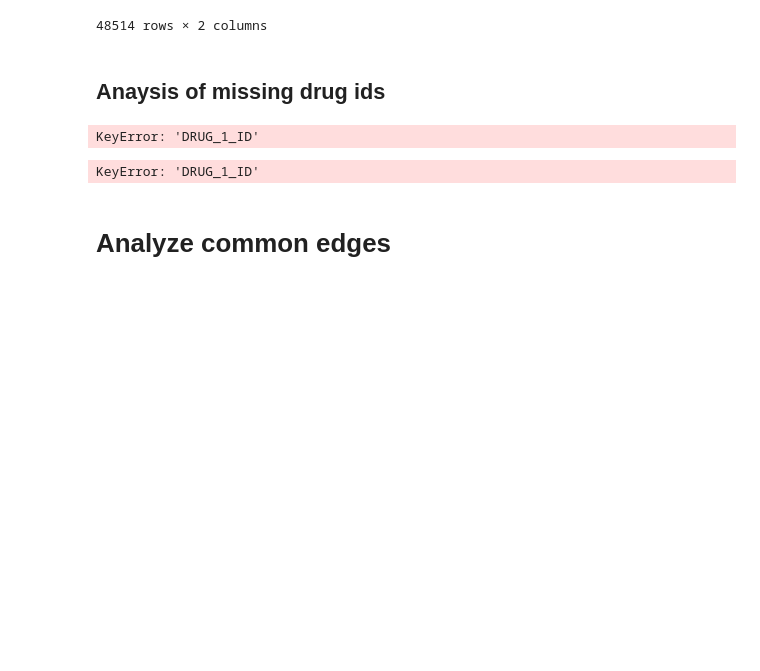
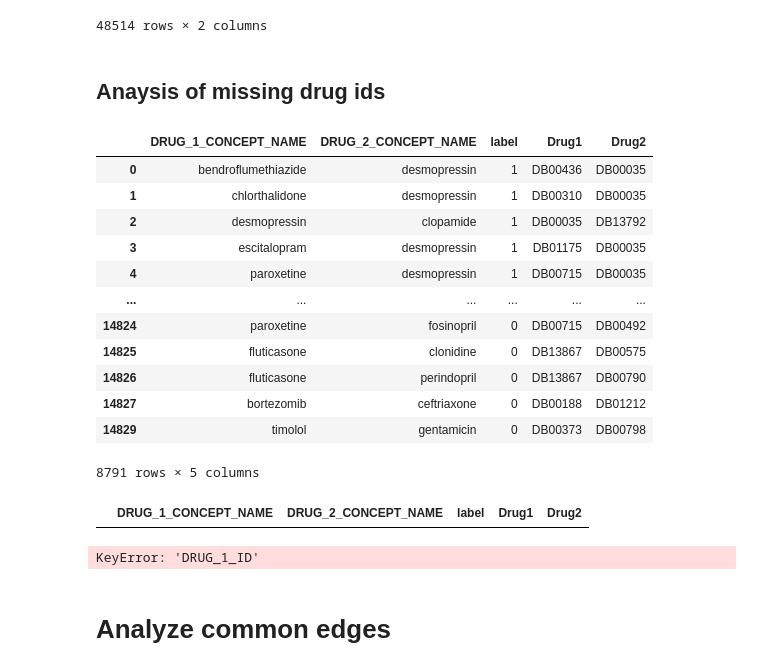
Before and after one commit to lgiobbi/DDI_with_ML, a Jupyter notebook: data_preparation/_old_graph_preparation/crescenddi.ipynb, the cells around one changed output. Drawn from its saved outputs; the diff is of its cells as text; code cells hidden in the pictures; blank space fills up the shorter version.

```diff
--- a/data_preparation/_old_graph_preparation/crescenddi.ipynb
+++ b/data_preparation/_old_graph_preparation/crescenddi.ipynb
@@ -8,7 +8,7 @@ drug_mappings = pd.read_excel("/data/giobbi/CRESCENDDI/Data Record 4 - Drug mapp
 drug_mappings = drug_mappings[drug_mappings["RXNORM_CODE/RXNORM_EXTENSION_CODE (OHDSI)"] != 0]
 drug_mappings["DRUG_CONCEPT_NAME"] = drug_mappings["DRUG_CONCEPT_NAME"].str.lower()
 
-emb_desc = pd.read_csv("/data/giobbi/embeddings/Dr_Desc_GPT.csv", sep="\t")
+emb_desc = pd.read_csv("/data/giobbi/embeddings/DESC_GPT.csv", sep="\t")
 emb_desc = emb_desc[["Drug Name", "Drug ID"]]
 emb_desc["Drug Name"] = emb_desc["Drug Name"].str.lower()
 # %%
@@ -144,10 +144,26 @@ drugbank
 48514 rows × 2 columns
 # %% [markdown]
 ## Anaysis of missing drug ids
+# %%
+edges
+# %% [output]
+|  | DRUG_1_CONCEPT_NAME | DRUG_2_CONCEPT_NAME | label | Drug1 | Drug2 |
+| 0 | bendroflumethiazide | desmopressin | 1 | DB00436 | DB00035 |
+| 1 | chlorthalidone | desmopressin | 1 | DB00310 | DB00035 |
+| 2 | desmopressin | clopamide | 1 | DB00035 | DB13792 |
+| 3 | escitalopram | desmopressin | 1 | DB01175 | DB00035 |
+| 4 | paroxetine | desmopressin | 1 | DB00715 | DB00035 |
+| ... | ... | ... | ... | ... | ... |
+| 14824 | paroxetine | fosinopril | 0 | DB00715 | DB00492 |
+| 14825 | fluticasone | clonidine | 0 | DB13867 | DB00575 |
+| 14826 | fluticasone | perindopril | 0 | DB13867 | DB00790 |
+| 14827 | bortezomib | ceftriaxone | 0 | DB00188 | DB01212 |
+| 14829 | timolol | gentamicin | 0 | DB00373 | DB00798 |
+8791 rows × 5 columns
 # %%
-edges[edges["DRUG_1_ID"].isna() | edges["DRUG_2_ID"].isna()]
+edges[edges["Drug1"].isna() | edges["Drug2"].isna()]
 # %% [output]
-KeyError: 'DRUG_1_ID'
+|  | DRUG_1_CONCEPT_NAME | DRUG_2_CONCEPT_NAME | label | Drug1 | Drug2 |
 # %%
 # get missing drug ids from edges with drug names and occurence count
 missing_drug_1 = edges[edges["DRUG_1_ID"].isna()]["DRUG_1_CONCEPT_NAME"].value_counts()
```
Also changed, not shown: parts of 4 cells of this notebook, 6 other files.
